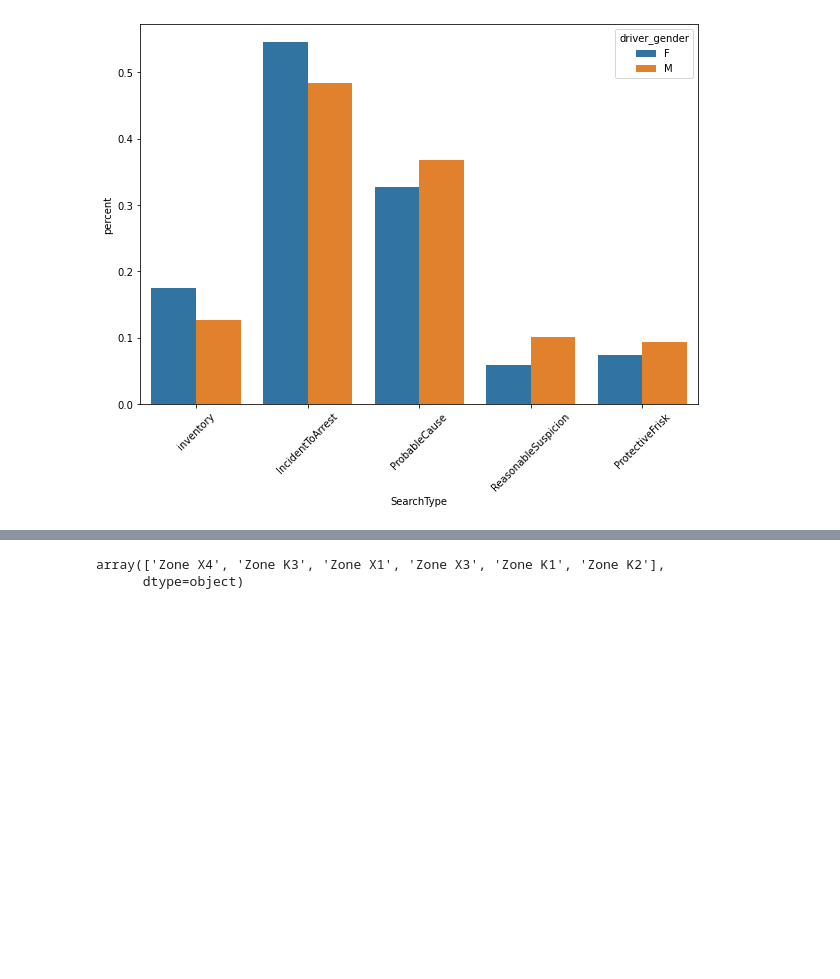
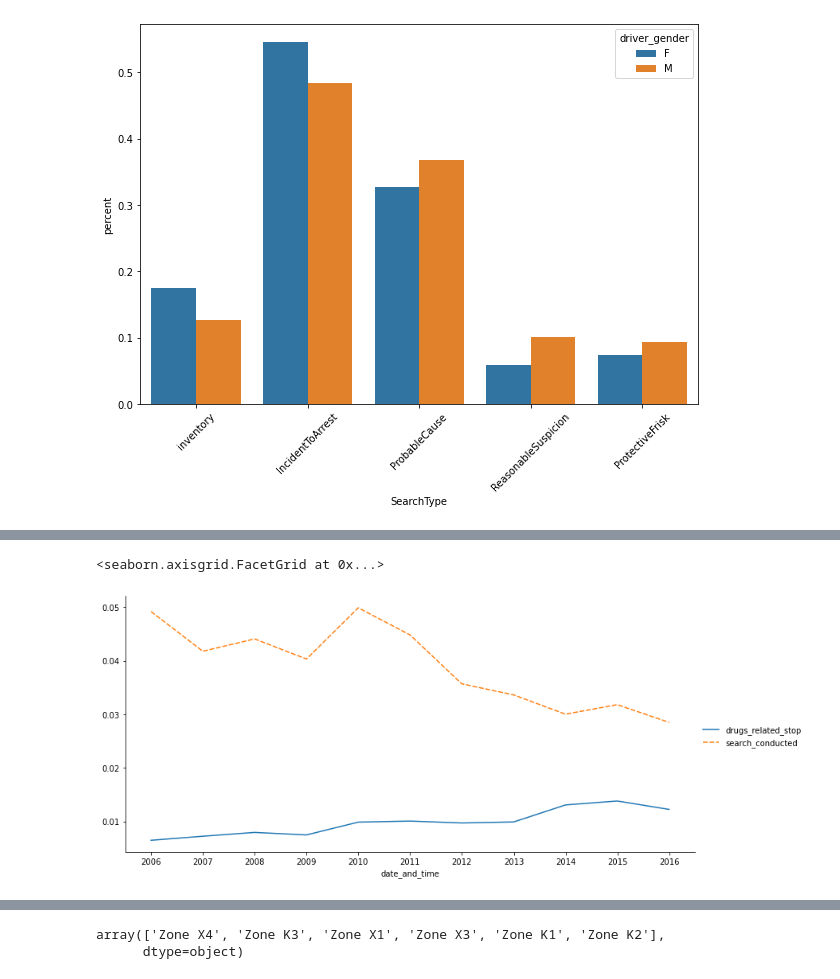
Before and after one commit to kipmadden/Stanford-Open-Policing-Project, a Jupyter notebook: Stanford Open Policing Project - Rhode Island Analysis.ipynb, the cells around one changed output, grey strips where cells are left out. Cells and saved outputs as stored; diff of their text form; code cells hidden in the pictures; blank space fills up the shorter version.

```diff
--- a/Stanford Open Policing Project - Rhode Island Analysis.ipynb
+++ b/Stanford Open Policing Project - Rhode Island Analysis.ipynb
@@ -444,0 +511,6 @@ _ = plt.setp(p.get_xticklabels(), rotation=45)
+# %%
+# Calculate and save the annual search rate
+annual_search_rate = ri.search_conducted.resample('A').mean()
+# %%
+# Concatenate 'annual_drug_rate' and 'annual_search_rate'
+annual = pd.concat([annual_drug_rate,annual_search_rate], axis=1)
@@ -444,0 +527,7 @@ _ = plt.setp(p.get_xticklabels(), rotation=45)
+# %%
+# Create subplots from 'annual'
+#fig, ax = plt.subplots(figsize=(10,7))
+sns.relplot(data=annual, kind='line', aspect=15/7)
+# %% [output]
+<seaborn.axisgrid.FacetGrid at 0x...>
+[figure, added]
```
Also changed, not shown: parts of 19 cells of this notebook.
